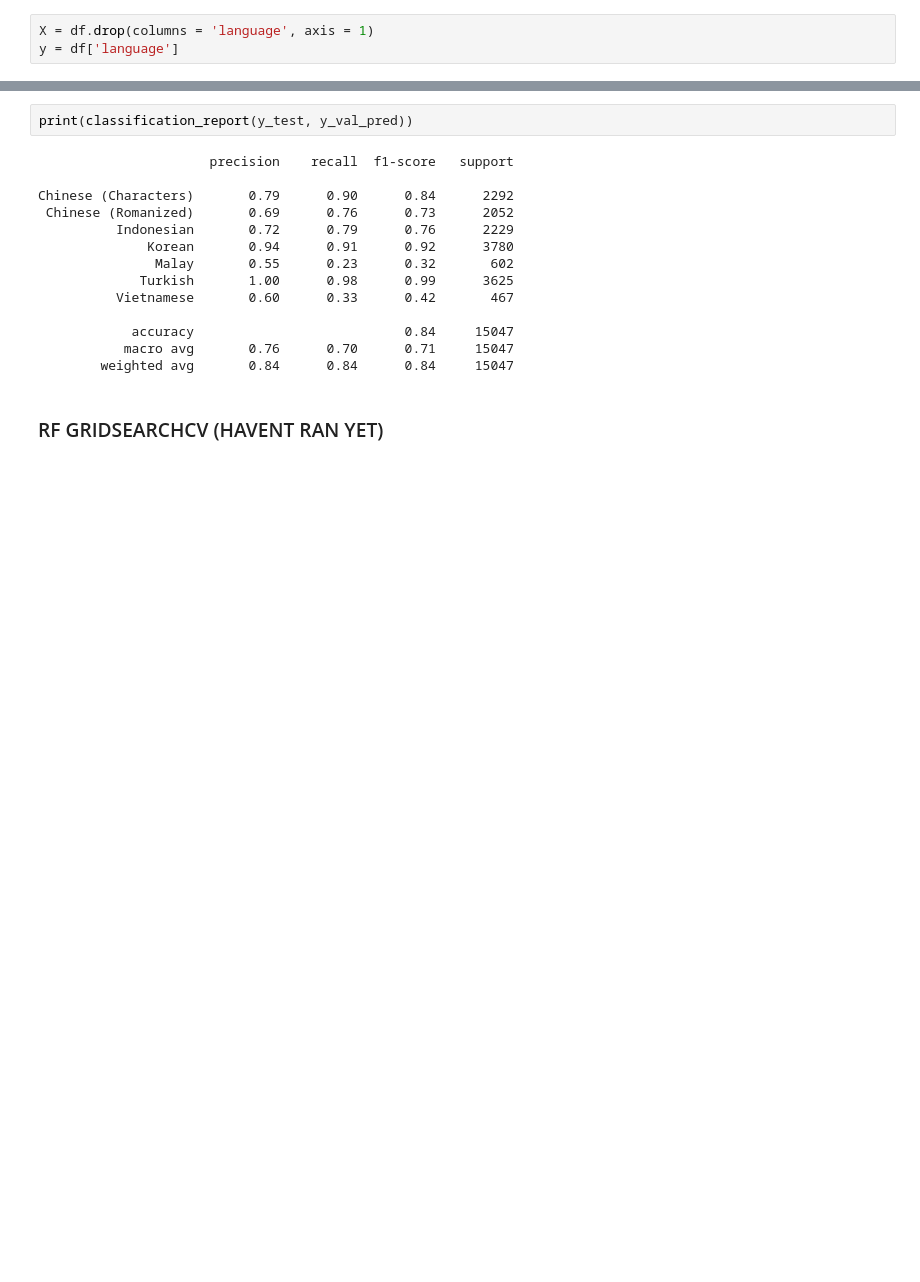
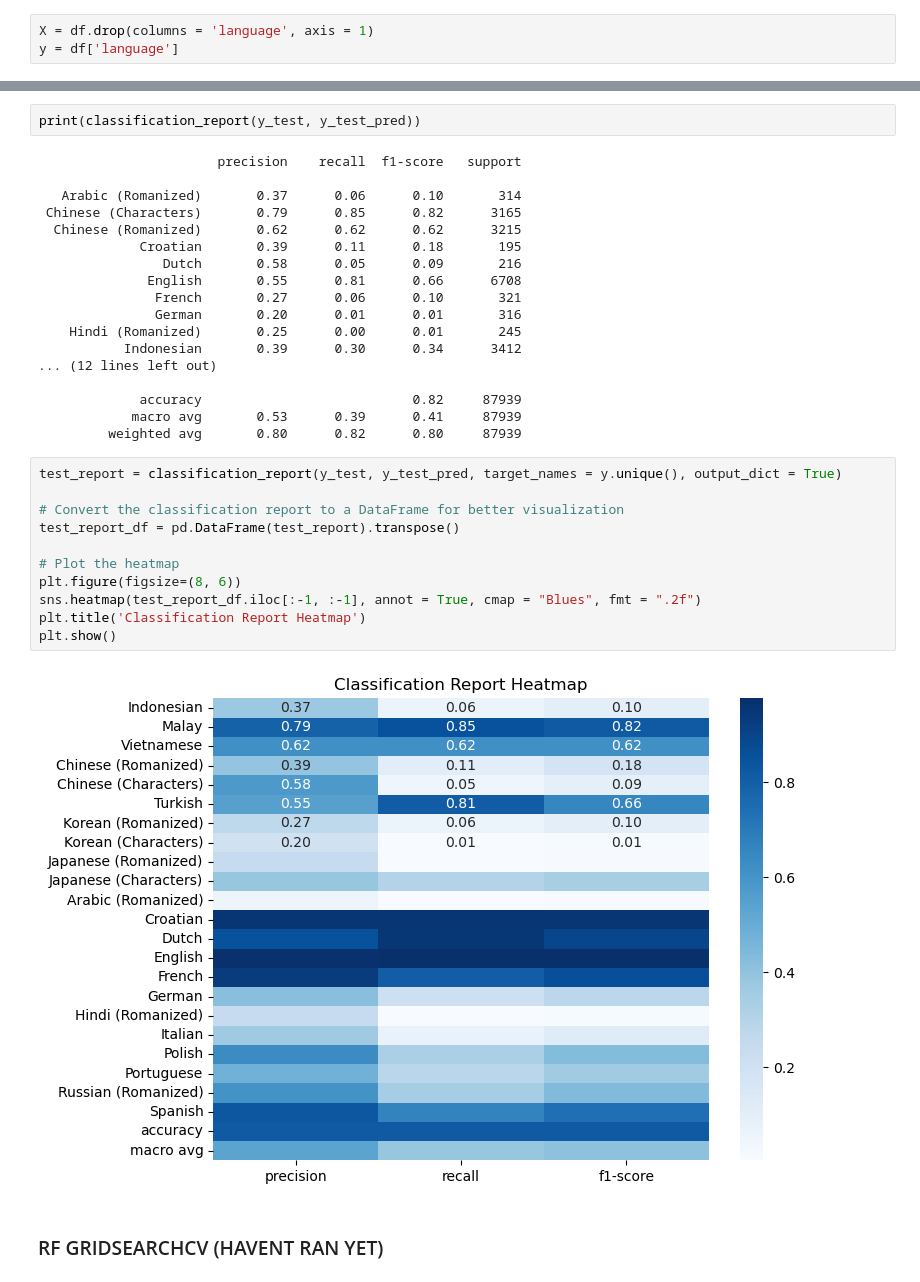
Before and after one commit to Exiger-project/Name_Of_Origin_Project-, a Jupyter notebook: StefaniModelTraining.ipynb, the cells around one changed output, grey strips where cells are left out. Saved outputs shown, nothing was run; the diff lists cells and outputs as text; blank space fills up the shorter version.

```diff
--- a/StefaniModelTraining.ipynb
+++ b/StefaniModelTraining.ipynb
@@ -104,19 +163,36 @@ Test Accuracy: 0.842227686582043
 # %%
-print(classification_report(y_test, y_val_pred))
+print(classification_report(y_test, y_test_pred))
 # %% [output]
-                      precision    recall  f1-score   support
+                       precision    recall  f1-score   support
 
-Chinese (Characters)       0.79      0.90      0.84      2292
- Chinese (Romanized)       0.69      0.76      0.73      2052
-          Indonesian       0.72      0.79      0.76      2229
-              Korean       0.94      0.91      0.92      3780
-               Malay       0.55      0.23      0.32       602
-             Turkish       1.00      0.98      0.99      3625
-          Vietnamese       0.60      0.33      0.42       467
+   Arabic (Romanized)       0.37      0.06      0.10       314
+ Chinese (Characters)       0.79      0.85      0.82      3165
+  Chinese (Romanized)       0.62      0.62      0.62      3215
+             Croatian       0.39      0.11      0.18       195
+                Dutch       0.58      0.05      0.09       216
+              English       0.55      0.81      0.66      6708
+               French       0.27      0.06      0.10       321
+               German       0.20      0.01      0.01       316
+    Hindi (Romanized)       0.25      0.00      0.01       245
+           Indonesian       0.39      0.30      0.34      3412
+... (12 lines left out)
 
-            accuracy                           0.84     15047
-           macro avg       0.76      0.70      0.71     15047
-        weighted avg       0.84      0.84      0.84     15047
+             accuracy                           0.82     87939
+            macro avg       0.53      0.39      0.41     87939
+         weighted avg       0.80      0.82      0.80     87939
+# %%
+test_report = classification_report(y_test, y_test_pred, target_names = y.unique(), output_dict = True)
+
+# Convert the classification report to a DataFrame for better visualization
+test_report_df = pd.DataFrame(test_report).transpose()
+
+# Plot the heatmap
+plt.figure(figsize=(8, 6))
+sns.heatmap(test_report_df.iloc[:-1, :-1], annot = True, cmap = "Blues", fmt = ".2f")
+plt.title('Classification Report Heatmap')
+plt.show()
+# %% [output]
+[figure, added]
 # %% [markdown]
 ### RF GRIDSEARCHCV (HAVENT RAN YET)
 # %%
```
Also changed, not shown: parts of 11 cells of this notebook.
